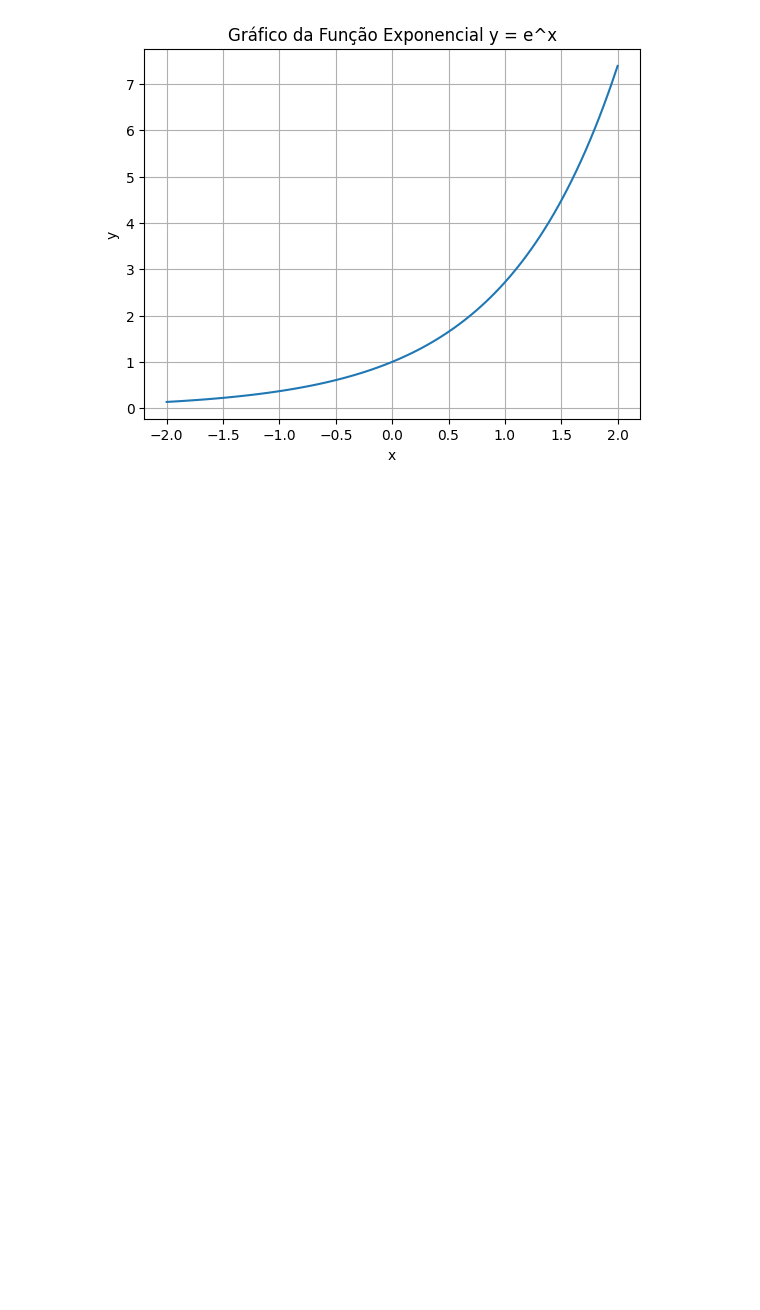
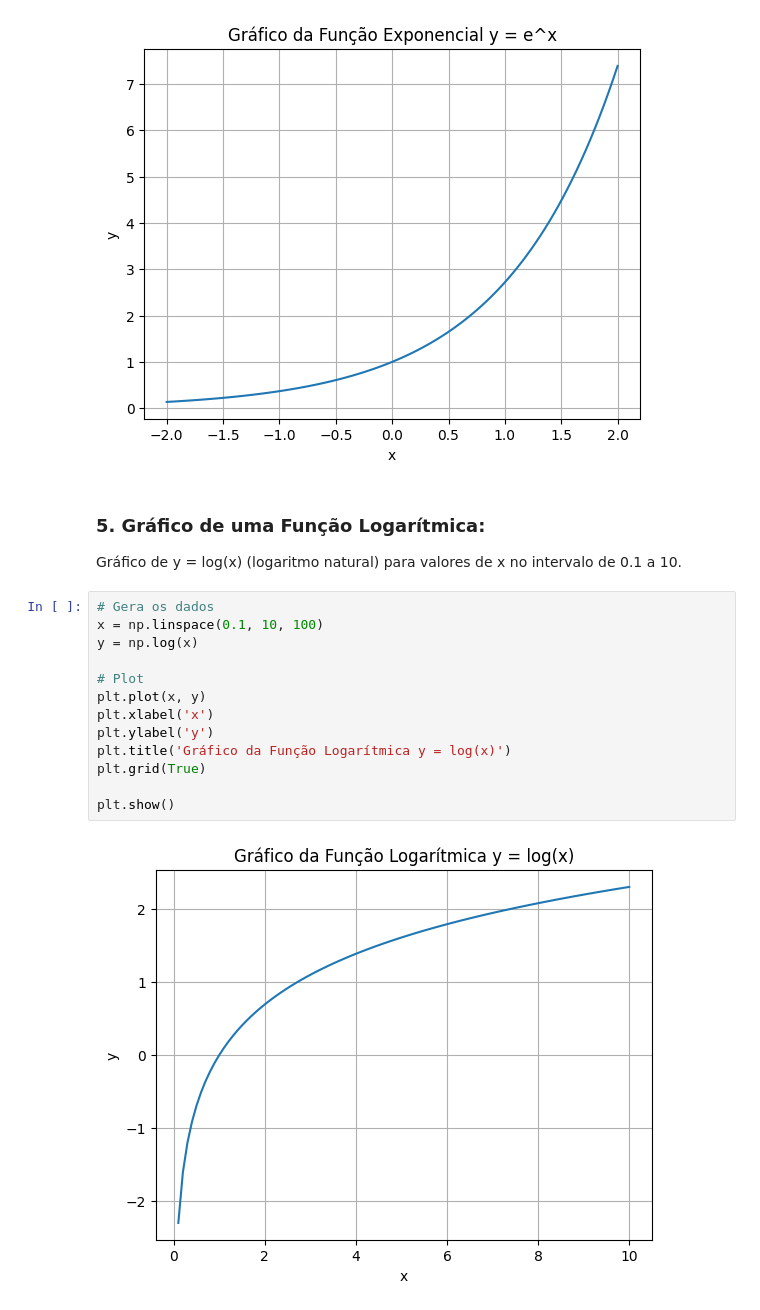
Before and after one commit to CleidsonGoes/Equacoes-Quadraticas-Funcoes-e-Logaritmos-com-Python, a Jupyter notebook: Matematica_e_Estatistica_Aplicada_Para_Data_Science,_Machine_Learning_e_IA.ipynb, the cells around one changed output. Saved outputs shown, nothing was run; the diff lists cells and outputs as text; blank space fills up the shorter version.

Commit message:
Graph of a Logarithmic Function, made

```diff
--- a/Matematica_e_Estatistica_Aplicada_Para_Data_Science,_Machine_Learning_e_IA.ipynb
+++ b/Matematica_e_Estatistica_Aplicada_Para_Data_Science,_Machine_Learning_e_IA.ipynb
@@ -93,3 +93,22 @@ plt.grid(True)
 plt.show()
 # %% [output]
 [figure]
+# %% [markdown]
+### 5. Gráfico de uma Função Logarítmica:
+
+Gráfico de y = log(x) (logaritmo natural) para valores de x no intervalo de 0.1 a 10.
+# %%
+# Gera os dados
+x = np.linspace(0.1, 10, 100)
+y = np.log(x)
+
+# Plot
+plt.plot(x, y)
+plt.xlabel('x')
+plt.ylabel('y')
+plt.title('Gráfico da Função Logarítmica y = log(x)')
+plt.grid(True)
+
+plt.show()
+# %% [output]
+[figure, added]
```
